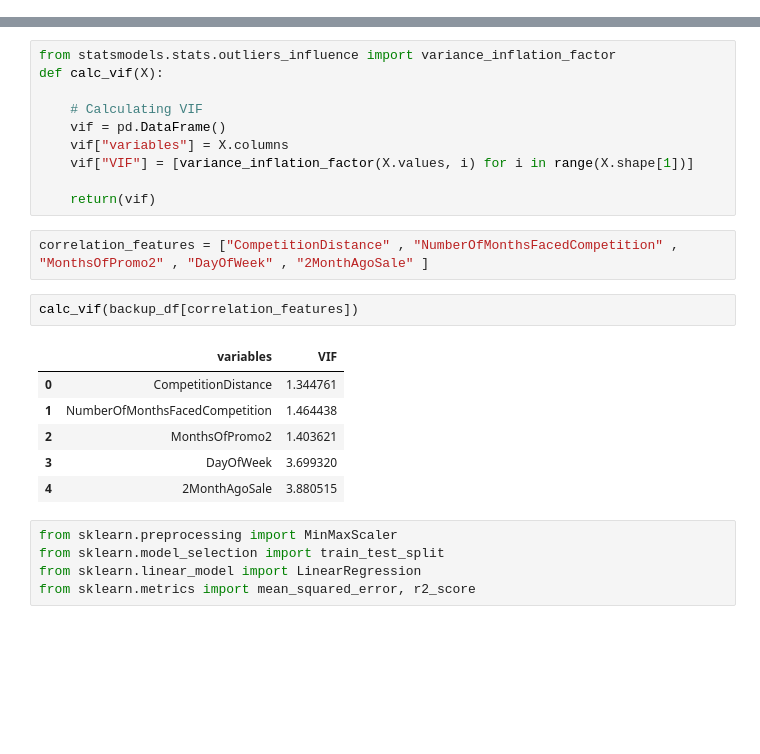
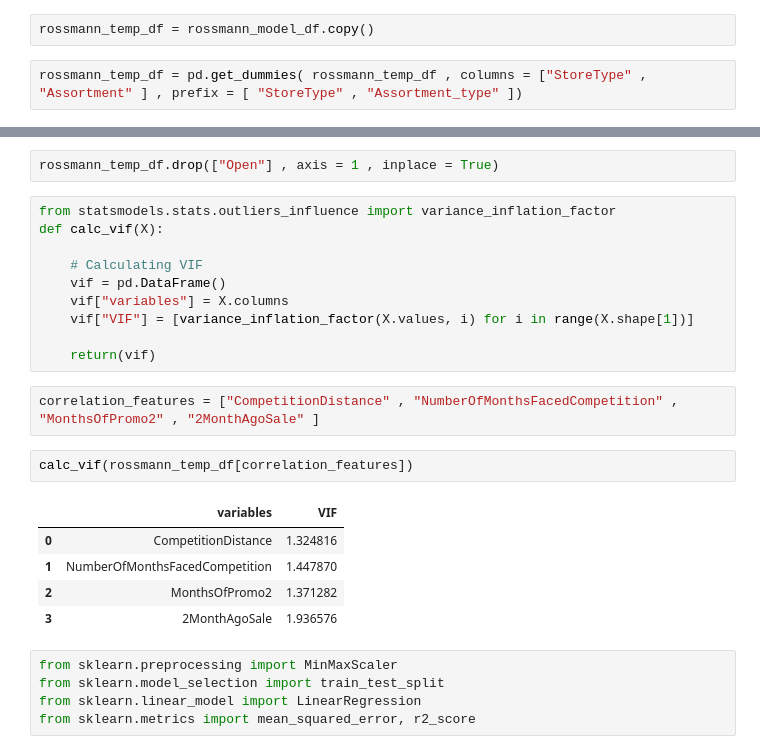
Before and after one commit to Yash1289/rossmann_sales_prediction, a Jupyter notebook: Rossmann_Sales_Prediction_Capstone_Project.ipynb, the cells around one changed output, grey strips where cells are left out. Drawn from its saved outputs; the diff is of its cells as text; blank space fills up the shorter version.

```diff
--- a/Rossmann_Sales_Prediction_Capstone_Project.ipynb
+++ b/Rossmann_Sales_Prediction_Capstone_Project.ipynb
@@ -555,0 +423,4 @@ backup_df.drop( index_places1 , inplace = True )
+# %%
+rossmann_temp_df = rossmann_model_df.copy()
+# %%
+rossmann_temp_df = pd.get_dummies( rossmann_temp_df , columns = ["StoreType" , "Assortment" ] , prefix = [ "StoreType" , "Assortment_type" ])
@@ -556,3 +599,5 @@ backup_df.drop( index_places1 , inplace = True )
+# %%
+rossmann_temp_df.drop(["Open"] , axis = 1 , inplace = True)
 # %%
 from statsmodels.stats.outliers_influence import variance_inflation_factor
 def calc_vif(X):
@@ -564,16 +609,15 @@ def calc_vif(X):
 
     return(vif)
 # %%
-correlation_features = ["CompetitionDistance" , "NumberOfMonthsFacedCompetition" , "MonthsOfPromo2" , "DayOfWeek" , "2MonthAgoSale" ]
+correlation_features = ["CompetitionDistance" , "NumberOfMonthsFacedCompetition" , "MonthsOfPromo2" , "2MonthAgoSale" ]
 # %%
-calc_vif(backup_df[correlation_features])
+calc_vif(rossmann_temp_df[correlation_features])
 # %% [output]
 |  | variables | VIF |
-| 0 | CompetitionDistance | 1.344761 |
-| 1 | NumberOfMonthsFacedCompetition | 1.464438 |
-| 2 | MonthsOfPromo2 | 1.403621 |
-| 3 | DayOfWeek | 3.699320 |
-| 4 | 2MonthAgoSale | 3.880515 |
+| 0 | CompetitionDistance | 1.324816 |
+| 1 | NumberOfMonthsFacedCompetition | 1.447870 |
+| 2 | MonthsOfPromo2 | 1.371282 |
+| 3 | 2MonthAgoSale | 1.936576 |
 # %%
 from sklearn.preprocessing import MinMaxScaler
 from sklearn.model_selection import train_test_split
```
Also changed, not shown: parts of 97 cells of this notebook.
